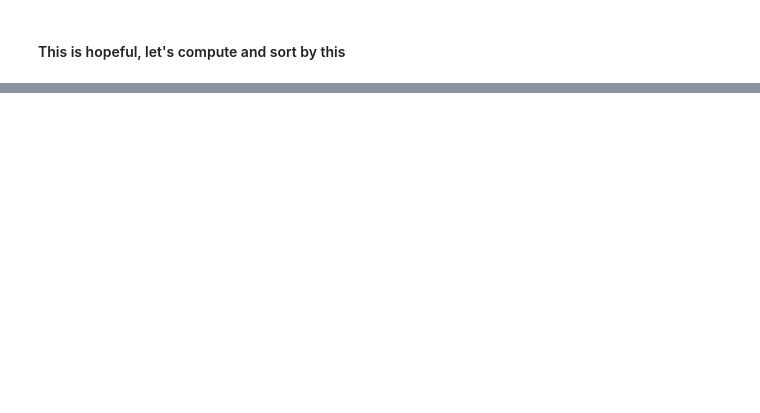
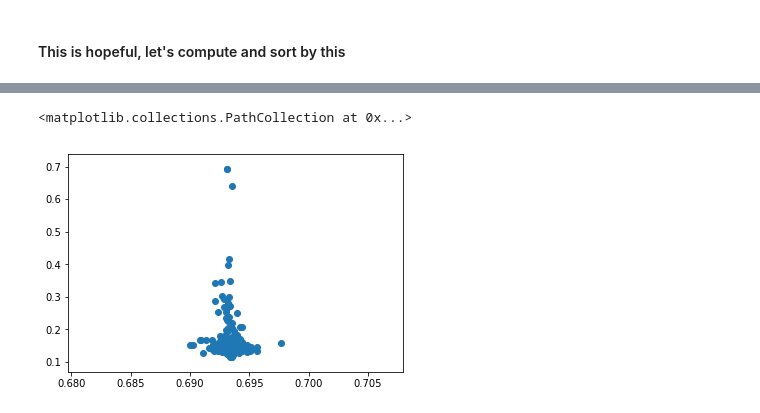
Before and after one commit to g-benton/hessian-eff-dim, a Jupyter notebook: Notebooks/subnetworks_output_testing.ipynb, the cells around one changed output, grey strips where cells are left out. Saved outputs shown, nothing was run; the diff lists cells and outputs as text; code cells hidden in the pictures; blank space fills up the shorter version.

```diff
--- a/Notebooks/subnetworks_output_testing.ipynb
+++ b/Notebooks/subnetworks_output_testing.ipynb
@@ -91,0 +147,5 @@ plt.plot(eff_dim)
+# %%
+plt.scatter(init_loss.detach(), final_loss.detach())
+# %% [output]
+<matplotlib.collections.PathCollection at 0x...>
+[figure, added]
```
Also changed, not shown: parts of 8 cells of this notebook.
